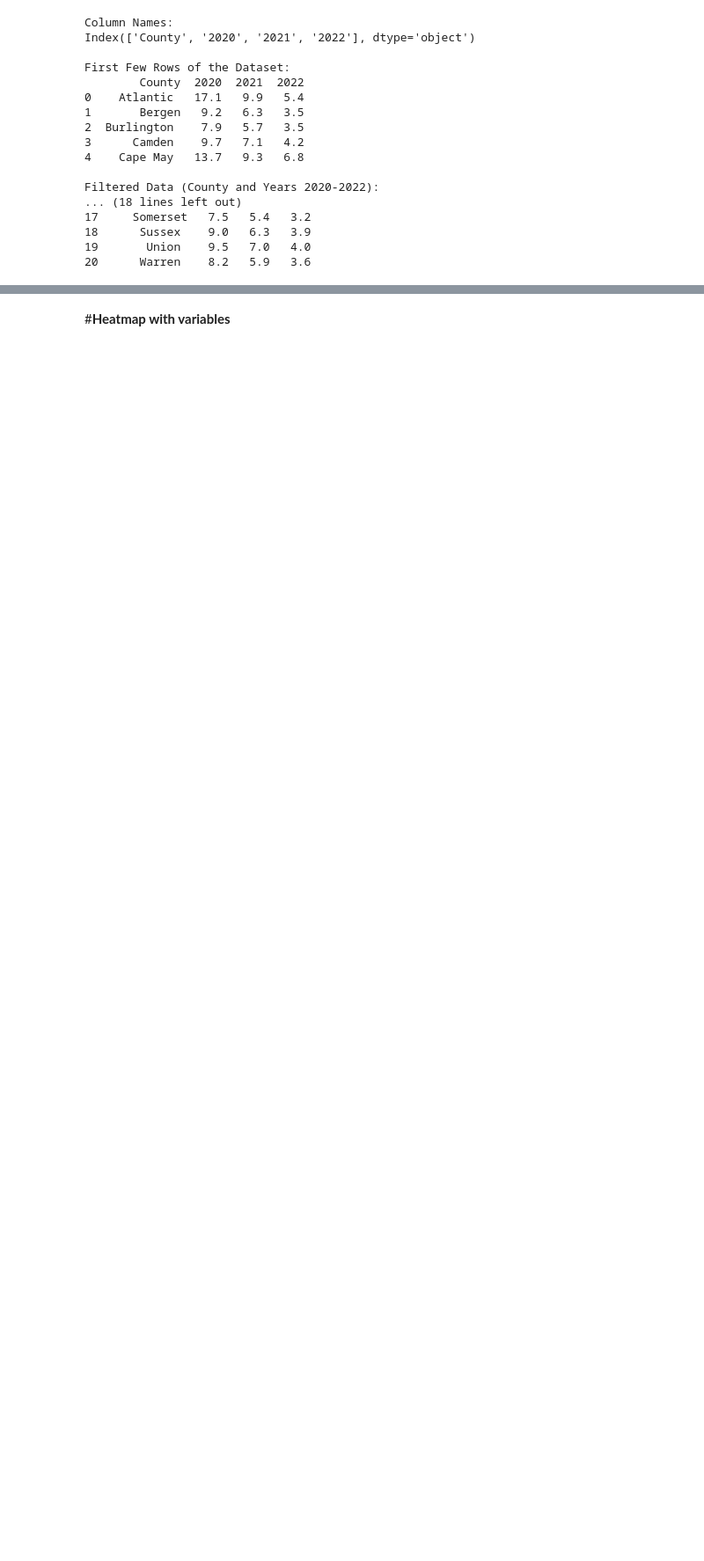
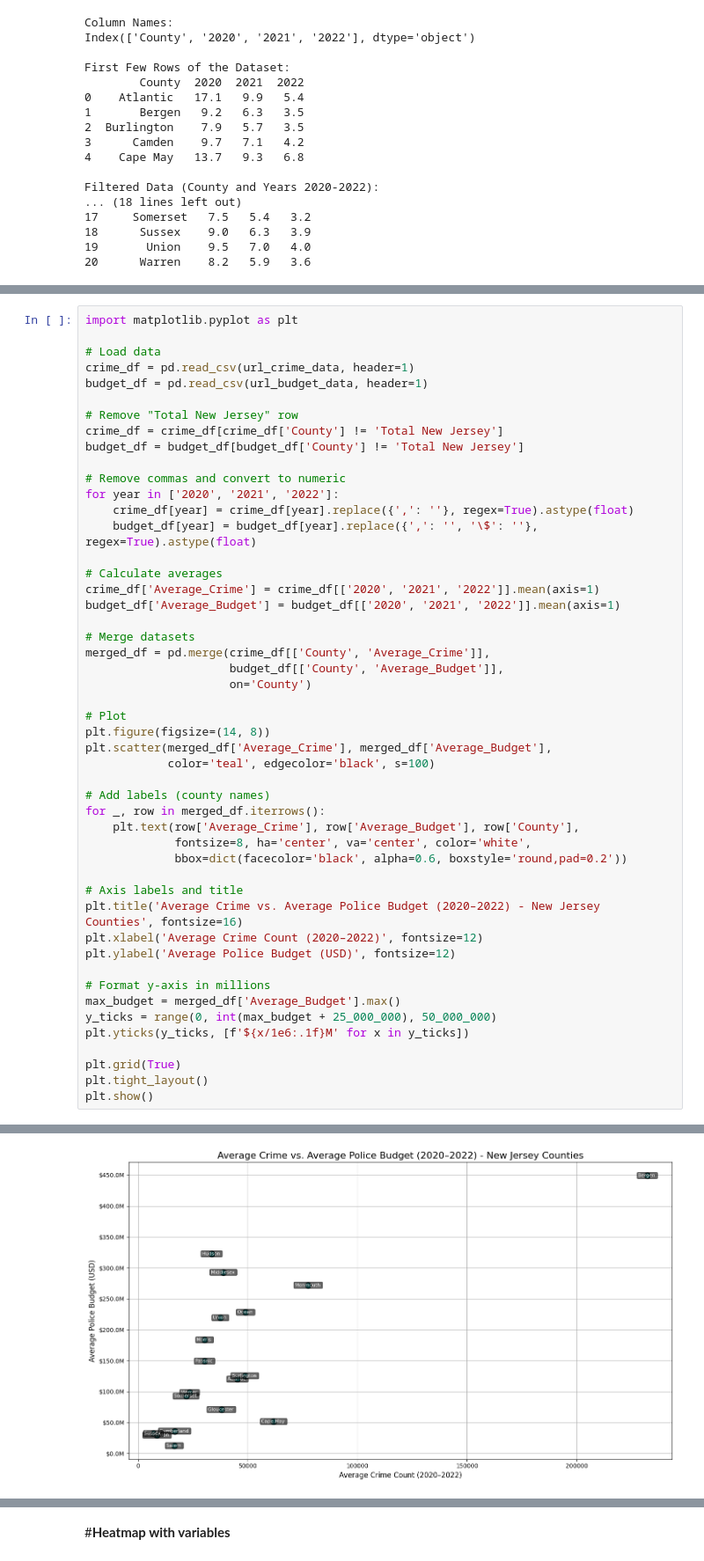
Before and after one commit to erikaguiracocha/Data-Visualization-2025, a Jupyter notebook: Ps5erikaguiracocga.ipynb, the cells around one changed output, grey strips where cells are left out. Shown at 88% size. Drawn from its saved outputs; the diff is of its cells as text; blank space fills up the shorter version.

```diff
--- a/Ps5erikaguiracocga.ipynb
+++ b/Ps5erikaguiracocga.ipynb
@@ -242,0 +176,50 @@ This scatterplot illustrates the relationship between total reported crimes and
+# %%
+import matplotlib.pyplot as plt
+
+# Load data
+crime_df = pd.read_csv(url_crime_data, header=1)
+budget_df = pd.read_csv(url_budget_data, header=1)
+
+# Remove "Total New Jersey" row
+crime_df = crime_df[crime_df['County'] != 'Total New Jersey']
+budget_df = budget_df[budget_df['County'] != 'Total New Jersey']
+
+# Remove commas and convert to numeric
+for year in ['2020', '2021', '2022']:
+    crime_df[year] = crime_df[year].replace({',': ''}, regex=True).astype(float)
+    budget_df[year] = budget_df[year].replace({',': '', '\$': ''}, regex=True).astype(float)
+
+# Calculate averages
+crime_df['Average_Crime'] = crime_df[['2020', '2021', '2022']].mean(axis=1)
+budget_df['Average_Budget'] = budget_df[['2020', '2021', '2022']].mean(axis=1)
+
+# Merge datasets
+merged_df = pd.merge(crime_df[['County', 'Average_Crime']],
+                     budget_df[['County', 'Average_Budget']],
+                     on='County')
+
+# Plot
+plt.figure(figsize=(14, 8))
+plt.scatter(merged_df['Average_Crime'], merged_df['Average_Budget'],
+            color='teal', edgecolor='black', s=100)
+
+# Add labels (county names)
+for _, row in merged_df.iterrows():
+    plt.text(row['Average_Crime'], row['Average_Budget'], row['County'],
+             fontsize=8, ha='center', va='center', color='white',
+             bbox=dict(facecolor='black', alpha=0.6, boxstyle='round,pad=0.2'))
+
+# Axis labels and title
+plt.title('Average Crime vs. Average Police Budget (2020–2022) - New Jersey Counties', fontsize=16)
+plt.xlabel('Average Crime Count (2020–2022)', fontsize=12)
+plt.ylabel('Average Police Budget (USD)', fontsize=12)
+
+# Format y-axis in millions
+max_budget = merged_df['Average_Budget'].max()
+y_ticks = range(0, int(max_budget + 25_000_000), 50_000_000)
+plt.yticks(y_ticks, [f'${x/1e6:.1f}M' for x in y_ticks])
+
+plt.grid(True)
+plt.tight_layout()
+plt.show()
+# %% [output]
@@ -242,0 +246 @@ This scatterplot illustrates the relationship between total reported crimes and
+[figure, added]
```
Also changed, not shown: parts of 18 cells of this notebook.
